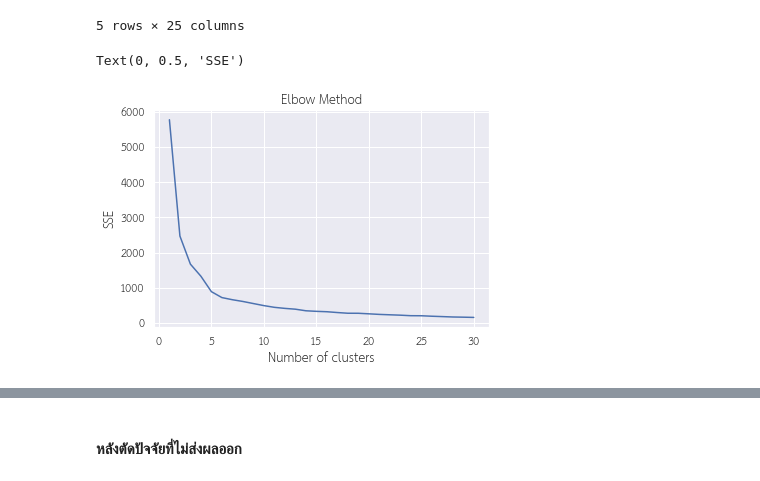
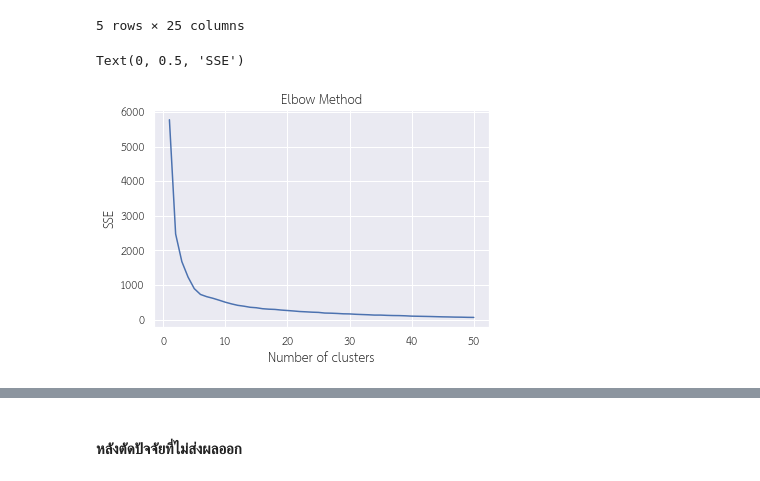
Before and after one commit to pant411/final_stat_pant, a Jupyter notebook: part2_clustering.ipynb, the cells around one changed output, grey strips where cells are left out. Saved outputs shown, nothing was run; the diff lists cells and outputs as text; code cells hidden in the pictures.

```diff
--- a/part2_clustering.ipynb
+++ b/part2_clustering.ipynb
@@ -98,18 +98,18 @@ df_normalized.head()
 | 4 | -0.658031 | -0.098829 | 1.879263 | 0.127687 | -0.040496 | -0.096936 | 0.104131 | 0.022267 | -0.152047 | -0.103813 | ... | ... |
 5 rows × 25 columns
 # %%
-max_k = 31
+max_k = 51
 sse = []
 for i in range(1, max_k):
     kmeans = KMeans(n_clusters=i)
     kmeans.fit(df_normalized)
     sse.append(kmeans.inertia_)
 plt.plot(range(1, max_k), sse)
 plt.title('Elbow Method')
 plt.xlabel('Number of clusters')
 plt.ylabel('SSE')
 # %% [output]
 Text(0, 0.5, 'SSE')
-[figure, old version]
+[figure, new version]
 # %%
 # Choose value for k
```
Also changed, not shown: parts of 9 cells of this notebook, 1 other file.
